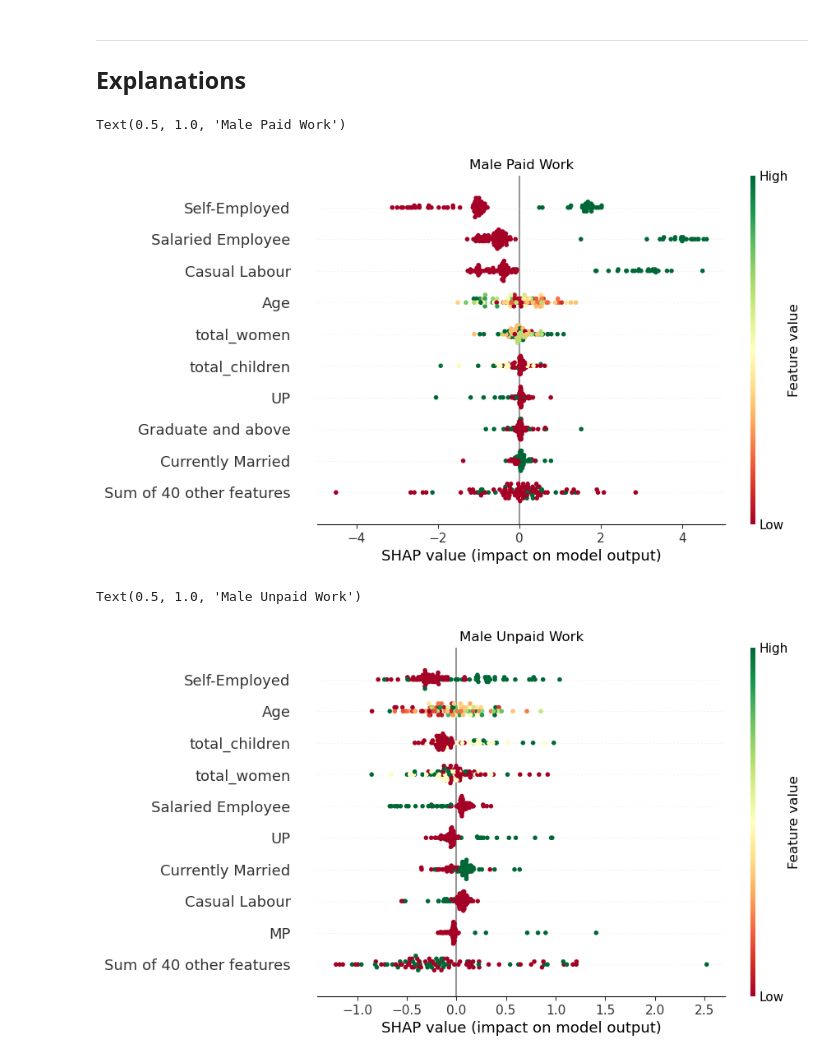
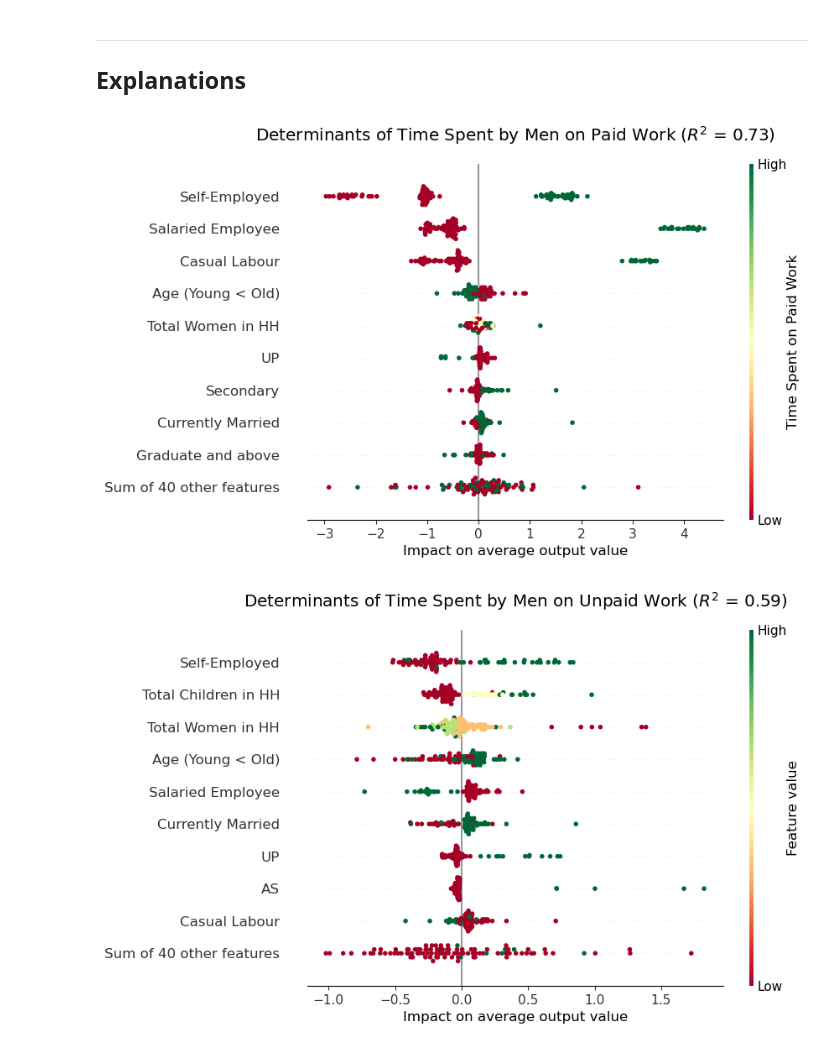
Before and after one commit to jaidevd/tus, a Jupyter notebook: core-models.ipynb, the cells around one changed output. Saved outputs shown, nothing was run; the diff lists cells and outputs as text; code cells hidden in the pictures.

```diff
--- a/core-models.ipynb
+++ b/core-models.ipynb
@@ -204,6 +262,7 @@ pd.Series(female_unpaid_tree.feature_importances_[nonStateIx], index=female_unpa
 # %%
 fX = df[df['Age'] >= 15].copy()
 fX = fX[fX['Gender'] == 'Female']
+fX['Age (Young < Old)'] = (fX['Age'] > 35).astype(int)
 
 # features
 social_ohe = pd.get_dummies(fX.pop('Social_group_'), dtype=int, drop_first=True)
@@ -236,12 +295,22 @@ unemp_men = fX.pop('n_unemp_men')
 
 
 target_cols = ['paid_activity_time', 'unpaid_activity_time', 'leisure_time', 'cooking_time', 'cleaning_time', 'firewood_time', 'washing_time', 'hh_time', 'care_time']
+target_names = ['Time Spent on Paid Work',
+                'Time Spent on Unpaid Work',
+                'Time Spent on Leisure',
+                'Time Spent Cooking',
+                'Time Spent Cleaning',
+                'Time Spent Collecting Firewood',
+                'Time Spent Washing',
+                'Time Spent on Domestic Chores',
+                'Time Spent on Care Work'
+               ]
 featX = pd.concat([
     social_ohe,
     religion_ohe,
     sector_ohe,
     mpce_ohe,
-    fX[['Age']],
+    fX[['Age (Young < Old)']],
     education_ohe,
     marital_status_ohe,
     emp_ohe,
@@ -253,3 +322,13 @@ featX = pd.concat([
     adult_pwd,
     unemp_men,
     state_ohe], axis=1)
+# Typos:
+typos = {
+    'HH with children beloww age 6 ': 'Child',
+    'HH with elderly person or PWD': 'Dependent Adult',
+    'n_unemp_men': 'Unemployed Working-age Men'
+}
+featX.rename(typos, axis=1, inplace=True)
+# %%
+target_renamed = {c: f'target_{c}' for c in target_cols}
+fX.rename(target_renamed, axis=1, inplace=True)
@@ -256,7 +339,12 @@ featX = pd.concat([
 # %%
 trees = {}
-for col in target_cols:
+scores = [0.96, 0.93, 0.88, 0.91, 0.87, 0.82, 0.87, 0.92, 0.91]
+for col, name, score in zip(target_cols, target_names, scores):
     tree = DecisionTreeRegressor().fit(featX, fX[col] / 60)
-    trees[col] = tree
-    print(col, f"{tree.score(featX, fX[col] / 60):.2f}")
+    samples = featX.sample(100)
+    exp = TreeExplainer(tree)
+    vals = exp(samples, check_additivity=False)
+    plt.figure()
+    beeswarm(vals, color='RdYlGn', show=False)
+    modify_ax(plt.gca(), "Determinants of " + name + f" ($R^{2} = {score}$)")
 # %% [output]
@@ -287,26 +375,28 @@ plt.tight_layout()
 # %%
 from shap import TreeExplainer, summary_plot
 from shap.plots import beeswarm
+# %%
+def modify_ax(ax, title):
+    # ax.set_title('Determinants of Time Spent by Men on Paid Work ($R^{2}$ = 0.73)', fontsize='x-large', pad=20)
+    ax.set_title(title, fontsize='x-large', pad=20)
+    ax.tick_params(axis='y', labelsize='large')
+    ax.set_xlabel('Impact on average output value', fontsize='large')
 # %%
 exp = TreeExplainer(male_paid_tree)
 samples = male_X_paid.sample(100)
 vals = exp(samples)
-beeswarm(vals, color='RdYlGn', show=False)
-ax = plt.gca()
-ax.set_title('Male Paid Work')
+beeswarm(vals, color='RdYlGn', show=False, color_bar_label='Time Spent on Paid Work')
+modify_ax(plt.gca(), 'Determinants of Time Spent by Men on Paid Work ($R^{2}$ = 0.73)')
 # %% [output]
-Text(0.5, 1.0, 'Male Paid Work')
-[figure, old version]
+[figure, new version]
 # %%
 exp = TreeExplainer(male_unpaid_tree)
 samples = male_X_unpaid.sample(100)
 vals = exp(samples)
 beeswarm(vals, color='RdYlGn', show=False)
-ax = plt.gca()
-ax.set_title('Male Unpaid Work')
+modify_ax(plt.gca(), 'Determinants of Time Spent by Men on Unpaid Work ($R^{2}$ = 0.59)')
 # %% [output]
-Text(0.5, 1.0, 'Male Unpaid Work')
-[figure, old version]
+[figure, new version]
 # %%
 exp = TreeExplainer(female_paid_tree)
 samples = female_X_paid.sample(100)
```
Also changed, not shown: parts of 26 cells of this notebook, 6 other files.
